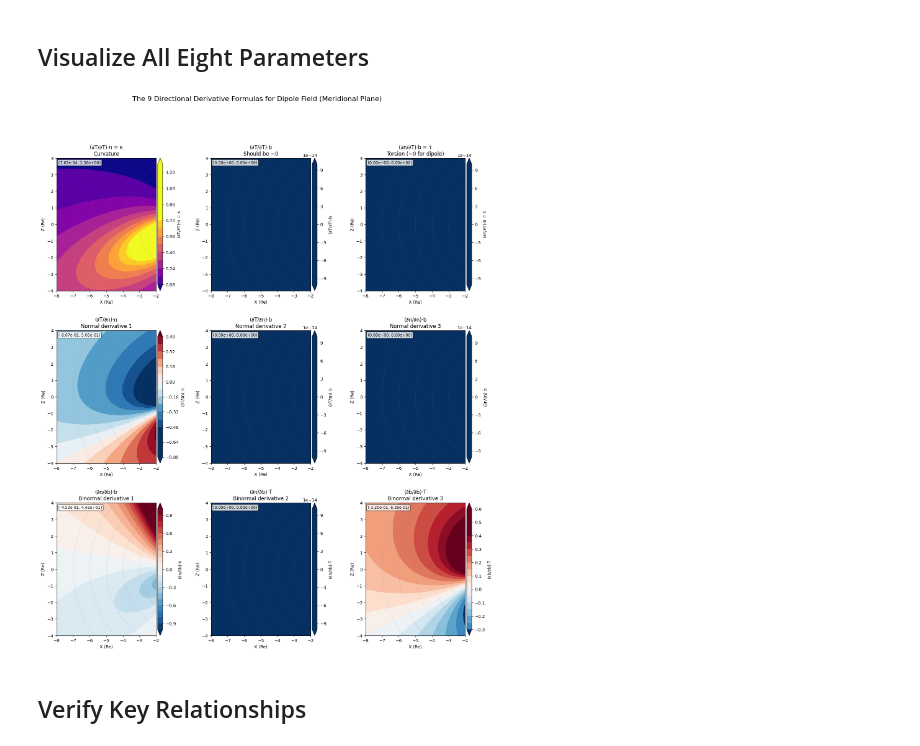
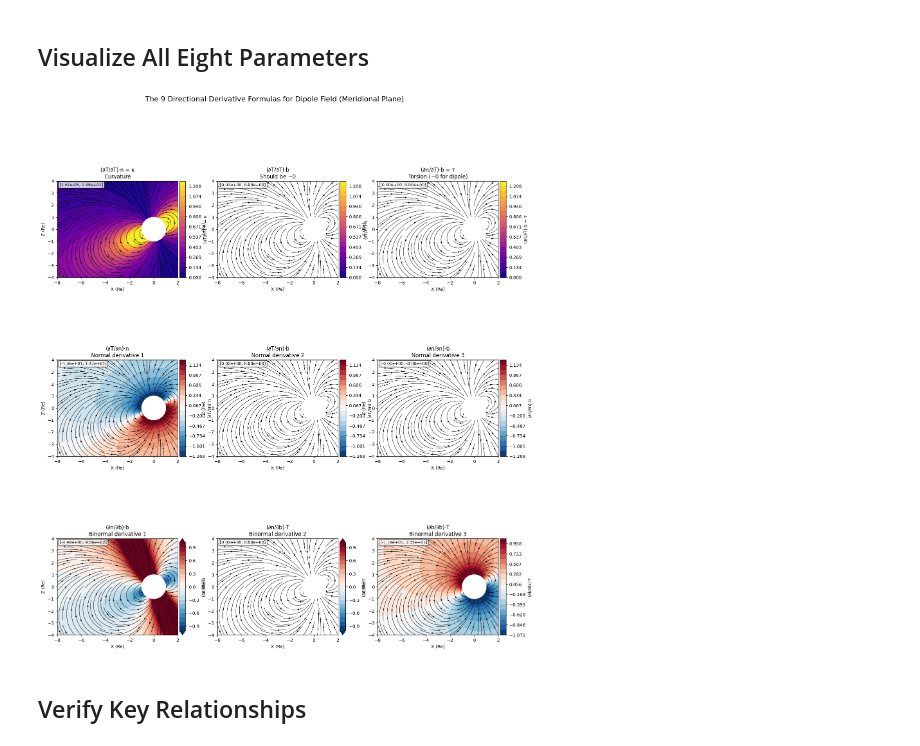
Before and after one commit to Butadiene/Mageometry, a Jupyter notebook: examples/notebooks/13_dipole_field_directional_derivatives.ipynb, the cells around one changed output. Drawn from its saved outputs; the diff is of its cells as text; code cells hidden in the pictures.

Commit message:
update for plot derivative

```diff
--- a/examples/notebooks/13_dipole_field_directional_derivatives.ipynb
+++ b/examples/notebooks/13_dipole_field_directional_derivatives.ipynb
@@ -57,7 +58,7 @@ We'll analyze the dipole field in two planes:
 # %%
 # Create grids for analysis
 # Meridional plane (noon-midnight)
-x_mer = np.linspace(-8, -2, 50)
+x_mer = np.linspace(-8, 2, 50)
 z_mer = np.linspace(-4, 4, 40)
 X_mer, Z_mer = np.meshgrid(x_mer, z_mer)
 Y_mer = np.zeros_like(X_mer)
@@ -185,6 +186,9 @@ plot_info = [
     ('dn_db_T', '(∂n/∂b)·T', 'Binormal derivative 2', 'RdBu_r'),
     ('db_db_T', '(∂b/∂b)·T', 'Binormal derivative 3', 'RdBu_r')
 ]
+
+# Calculates magnetic field vectors on a meridional grid
+Bx_mer, By_mer, Bz_mer = dip(X_mer, Y_mer, Z_mer)
 
 for idx, (param_name, formula, title, cmap) in enumerate(plot_info):
     ax = fig.add_subplot(gs[idx // 3, idx % 3])
@@ -204,39 +208,60 @@ for idx, (param_name, formula, title, cmap) in enumerate(plot_info):
             vmax = np.percentile(np.abs(data), 95)
             if vmax < 1e-10:
                 vmax = np.max(np.abs(data))
             vmin = -vmax
 
-        # Plot with standard levels
-        im = ax.contourf(X_mer, Z_mer, data, levels=20, cmap=cmap,
-                         vmin=vmin, vmax=vmax, extend='both')
+        data_for_plot = np.clip(data, vmin, vmax)
+
+        levels = np.linspace(vmin, vmax, 20)
+        if(vmin != vmax):
+            im = ax.contourf(
+                X_mer, Z_mer, data_for_plot,
+                levels=levels,
+                cmap=cmap,
+                vmin=vmin, vmax=vmax
+            )
 
     # Add field lines
-    ax.contour(X_mer, Z_mer, X_mer**2 + Z_mer**2, levels=[9, 16, 25, 36, 49],
-               colors='gray', alpha=0.3, linewidths=0.5)
+    # ax.contour(X_mer, Z_mer, X_mer**2 + Z_mer**2, levels=[9, 16, 25, 36, 49],
+    #            colors='gray', alpha=0.3, linewidths=0.5)
+
+    # Overlapping magnetic field streamlines (magnetic field lines)
+    strm = ax.streamplot(
+        X_mer, Z_mer,
+        Bx_mer, Bz_mer,
+        density=1.2,
+        linewidth=0.7,
+        color='k',
+        arrowsize=0.7
+    )
+
+    # Add Earth
+    circle = plt.Circle((0, 0), 1, color='white', zorder=10)
+    ax.add_patch(circle)
 
     # Labels and formatting
     ax.set_xlabel('X (Re)')
     ax.set_ylabel('Z (Re)')
     ax.set_title(f'{formula}\n{title}', fontsize=12)
     ax.set_aspect('equal')
 
     # Colorbar
     divider = make_axes_locatable(ax)
     cax = divider.append_axes("right", size="5%", pad=0.05)
     cbar = plt.colorbar(im, cax=cax)
     cbar.set_label(formula, fontsize=10)
 
     # Add text with range
     range_text = f"[{data.min():.2e}, {data.max():.2e}]"
     ax.text(0.02, 0.98, range_text, transform=ax.transAxes,
             fontsize=9, verticalalignment='top',
             bbox=dict(boxstyle='round', facecolor='white', alpha=0.8))
 
 plt.suptitle('The 9 Directional Derivative Formulas for Dipole Field (Meridional Plane)', fontsize=16)
 plt.tight_layout()
 plt.show()
 # %% [output]
-[figure, old version]
+[figure, new version]
 # %% [markdown]
 ## Verify Key Relationships
 # %%
```
Also changed, not shown: parts of 4 cells of this notebook, 1 other file.
